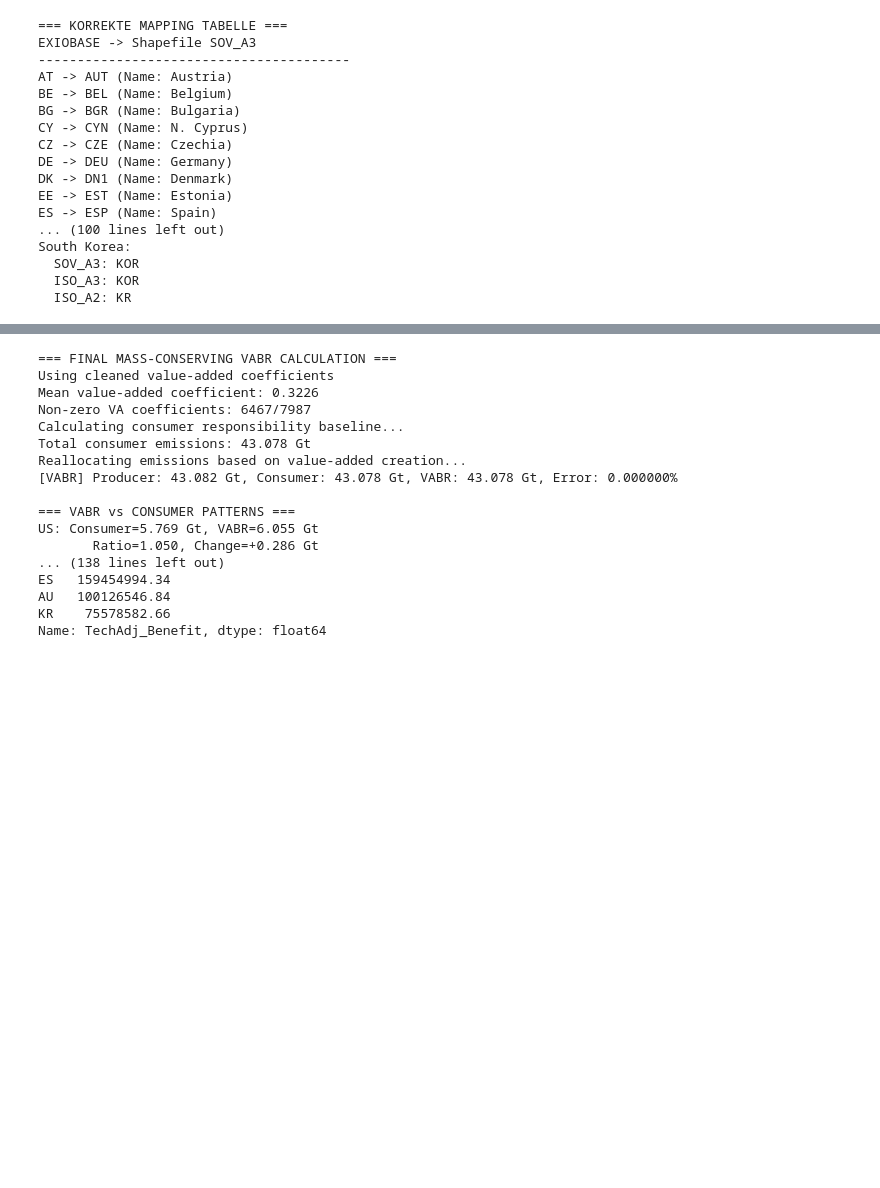
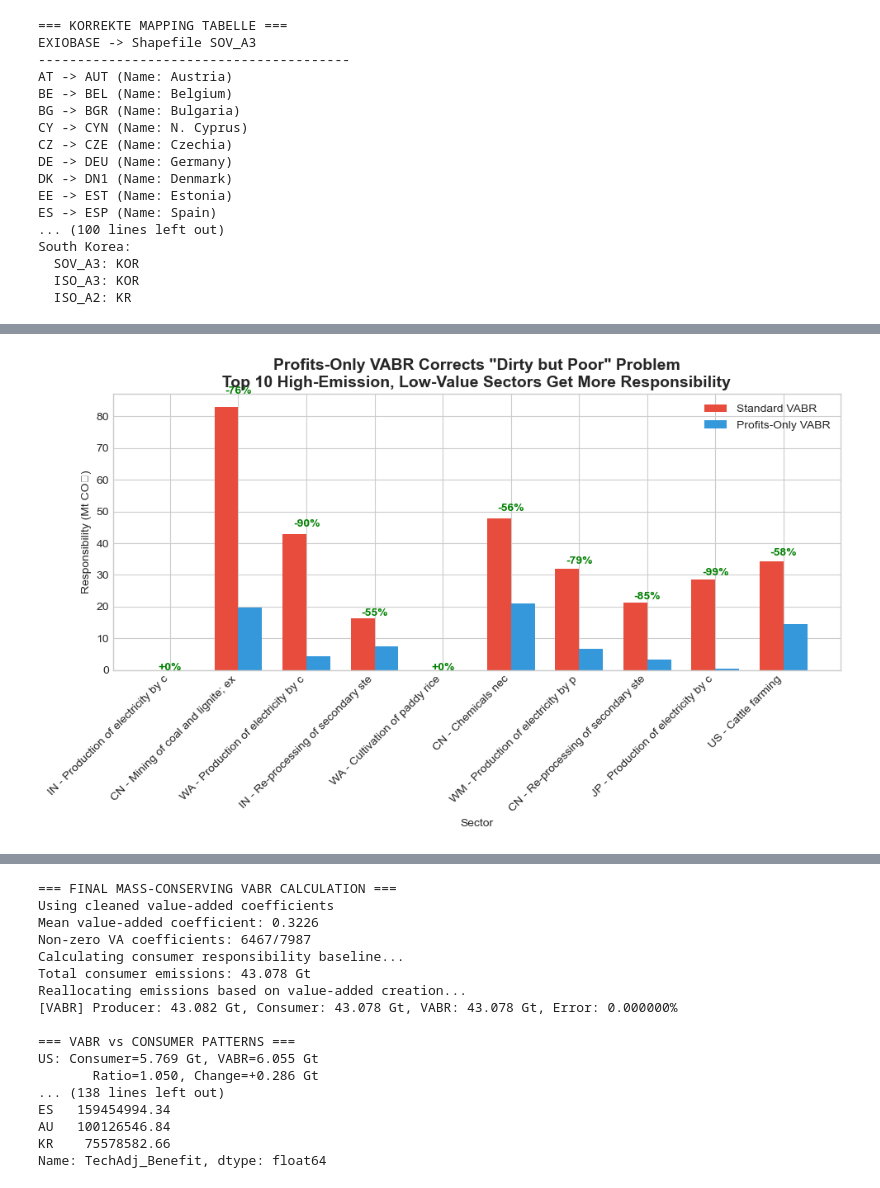
Before and after one commit to marine312000/MA-thesis, a Jupyter notebook: MA code_official.ipynb, the cells around one changed output, grey strips where cells are left out. Cells and saved outputs as stored; diff of their text form; code cells hidden in the pictures; blank space fills up the shorter version.

```diff
--- a/MA code_official.ipynb
+++ b/MA code_official.ipynb
@@ -4081,10 +3847,10 @@ Number of 'dirty but poor' sectors (VA<0.25, intensity>1000): 11
 # %%
-# 1. Calculate both methods for 2020
+# 1. Calculate both methods
 standard_vabr, _, _, _, _ = calculate_vabr_mass_conserving_FINAL(
-    ixi_data, results_2020['producer_by_sector'].values, VALUE_ADDED_COMPONENTS, v_override=v_clean
+    ixi_data, results['producer_by_sector'].values, VALUE_ADDED_COMPONENTS, v_override=v_clean
 )
 tech_consumer_by_country, tech_vabr_by_country, tech_issues = calculate_vabr_technology_adjusted(
-    ixi_data, results_2020['producer_by_sector'].values, VALUE_ADDED_COMPONENTS, v_override=v_clean
+    ixi_data, results['producer_by_sector'].values, VALUE_ADDED_COMPONENTS, v_override=v_clean
 )
 
 # 2. Create comparison DataFrame
@@ -4141,7 +3907,7 @@ plt.show()
 # 4. Focus on "dirty but poor" countries: show country total change for all countries with >10% change
 coal_sector = 'Mining of coal and lignite; extraction of peat'
 for country in big_change.index:
-    va_sector = results_2020['value_added_by_sector'].get(country)
+    va_sector = results['value_added_by_sector'].get(country)
     std_vabr_total = comparison_df.loc[country, 'Standard_VABR']
     tech_vabr_total = comparison_df.loc[country, 'Tech_Adjusted_VABR']
     print(f"{country} (country total):")
@@ -4197,0 +4269,47 @@ GB   647229036.13        942572984.15           45.63
+# %%
+# NUR die 10 wichtigsten "dirty but poor" Sektoren zeigen
+# Zeige klar: Diese bekommen MEHR Verantwortung unter Profits-Only
+
+fig, ax = plt.subplots(figsize=(10, 6))
+
+# Nur Top 10 problematische Sektoren
+top10_dirty_poor = dirty_poor.nlargest(10, 'emissions')
+
+x = np.arange(len(top10_dirty_poor))
+width = 0.35
+
+standard_bars = ax.bar(x - width/2,
+                       top10_dirty_poor['standard_vabr']/1e6,
+                       width,
+                       label='Standard VABR',
+                       color='#e74c3c')
+
+profits_bars = ax.bar(x + width/2,
+                     top10_dirty_poor['profits_vabr']/1e6,
+                     width,
+                     label='Profits-Only VABR',
+                     color='#3498db')
+
+ax.set_title('Profits-Only VABR Corrects "Dirty but Poor" Problem\n'
+             'Top 10 High-Emission, Low-Value Sectors Get More Responsibility',
+             fontsize=14, fontweight='bold')
+ax.set_ylabel('Responsibility (Mt CO₂)')
+ax.set_xlabel('Sector')
+ax.set_xticks(x)
+ax.set_xticklabels([f"{row['country']} - {row['sector'][:30]}" for _, row in top10_dirty_poor.iterrows()], rotation=45, ha='right', fontsize=10)
+ax.legend()
+
+# Zeige % Änderung
+for i, (idx, row) in enumerate(top10_dirty_poor.iterrows()):
+    change_pct = (row['profits_vabr'] - row['standard_vabr']) / row['standard_vabr'] * 100 if row['standard_vabr'] != 0 else 0
+    y_max = max(row['standard_vabr'], row['profits_vabr']) / 1e6
+    ax.text(i, y_max + 0.05 * y_max,
+            f'{change_pct:+.0f}%',
+            ha='center',
+            fontweight='bold',
+            color='green')
+
+plt.tight_layout()
+plt.show()
+# %% [output]
+[figure, added]
```
Also changed, not shown: parts of 24 cells of this notebook, 4 other files.
